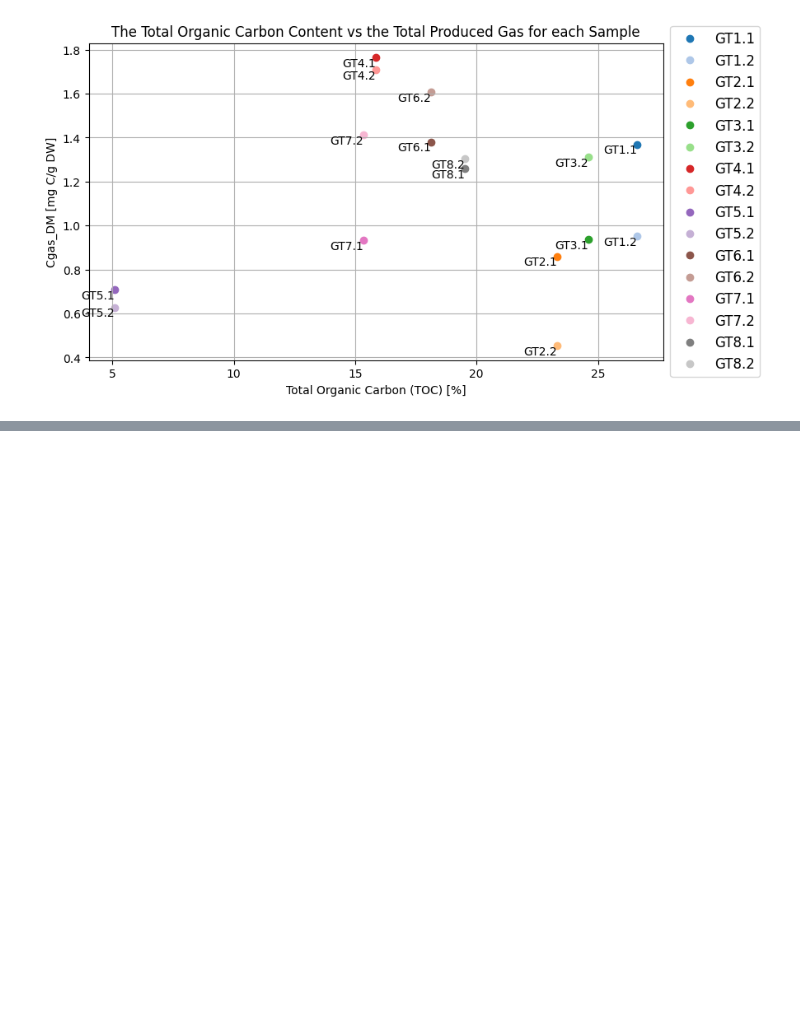
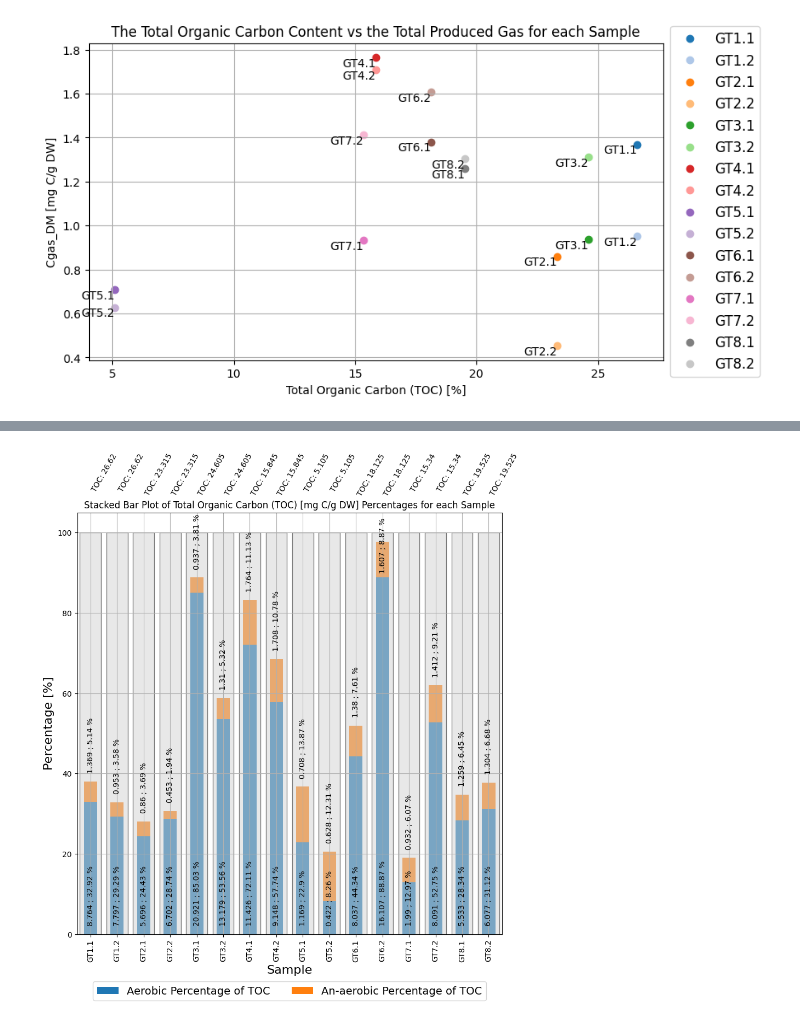
Before and after one commit to RGrobben/Excell_and_Data_Frames_for_Gas_Respiration_tests, a Jupyter notebook: Run/running_sheet_with_given_layout_01.ipynb, the cells around one changed output, grey strips where cells are left out. Saved outputs shown, nothing was run; the diff lists cells and outputs as text; code cells hidden in the pictures; blank space fills up the shorter version.

```diff
--- a/Run/running_sheet_with_given_layout_01.ipynb
+++ b/Run/running_sheet_with_given_layout_01.ipynb
@@ -1060,0 +1143,53 @@ plt.show()
+# %%
+df_percentages = data_frame_carbon_produced_aerobic_vs_anaerobic[["Aerobic Percentage of TOC", "An-aerobic Percentage of TOC"]]
+ax = df_percentages.plot(kind='bar', stacked=True, figsize=(10, 10))
+# Set the x-axis labels as 'Sample'
+ax.set_xticklabels(data_frame_carbon_produced_aerobic_vs_anaerobic["Sample"])
+
+# Set the y-axis label
+ax.set_ylabel('Percentage [%]', fontsize=16)
+ax.set_xlabel("Sample", fontsize=16)
+
+# Set the title of the plot
+plt.title('Stacked Bar Plot of Total Organic Carbon (TOC) [mg C/g DW] Percentages for each Sample')
+
+# Display the legend below the plot
+ax.legend(loc='upper center', bbox_to_anchor=(0.5, -0.1), ncol=2, fontsize=14)
+
+# Display the corresponding non-percentage values on top of the bars
+for i in range(len(data_frame_carbon_produced_aerobic_vs_anaerobic)):
+    if i == 11:
+        continue
+    aerobic_value = data_frame_carbon_produced_aerobic_vs_anaerobic.at[i, "Aerobic Cgas_total_DM_cum"]
+    aerobic_coordinate = data_frame_carbon_produced_aerobic_vs_anaerobic.at[i, "Aerobic Percentage of TOC"]
+    an_aerobic_value = data_frame_carbon_produced_aerobic_vs_anaerobic.at[i, "An-aerobic Cgas_total_DM_cum"]
+    an_aerobic_coordinate = data_frame_carbon_produced_aerobic_vs_anaerobic.at[i, "An-aerobic Percentage of TOC"]
+
+    ax.text(i, 2,  f"{round(aerobic_value, 3)} ; {round(aerobic_coordinate, 2)} %", ha='center', va="bottom", rotation=90)
+    ax.text(i, aerobic_coordinate + an_aerobic_coordinate + 2, f"{round(an_aerobic_value, 3)} ; {round(an_aerobic_coordinate, 2)} %", ha='center', va="bottom", rotation=90)
+
+
+aerobic_value = data_frame_carbon_produced_aerobic_vs_anaerobic.at[11, "Aerobic Cgas_total_DM_cum"]
+aerobic_coordinate = data_frame_carbon_produced_aerobic_vs_anaerobic.at[11, "Aerobic Percentage of TOC"]
+an_aerobic_value = data_frame_carbon_produced_aerobic_vs_anaerobic.at[11, "An-aerobic Cgas_total_DM_cum"]
+an_aerobic_coordinate = data_frame_carbon_produced_aerobic_vs_anaerobic.at[11, "An-aerobic Percentage of TOC"]
+ax.text(11, 2,  f"{round(aerobic_value, 3)} ; {round(aerobic_coordinate, 2)} %", ha='center', va="bottom", rotation=90)
+ax.text(11, aerobic_coordinate + an_aerobic_coordinate + 6, f"{round(an_aerobic_value, 3)} ; {round(an_aerobic_coordinate, 2)} %", ha='center', va="top", rotation=90)
+
+# Plot the grey bar representing the total up to 100 percent
+ax.bar(np.arange(len(data_frame_carbon_produced_aerobic_vs_anaerobic)),
+       [100] * len(data_frame_carbon_produced_aerobic_vs_anaerobic),
+       color='lightgrey',
+       edgecolor='black',
+       linewidth=1,
+       alpha=0.5)
+
+# Display the total TOC value on top of the grey bar
+for i, value in enumerate(data_frame_carbon_produced_aerobic_vs_anaerobic["TOC"]):
+    ax.text(i, 120, f"TOC: {round(value, 3)}", ha='left', va='top', rotation=60)
+
+plt.grid()
+# Display the plot
+plt.show()
+# %% [output]
+[figure, added]
```
Also changed, not shown: parts of 7 cells of this notebook.
